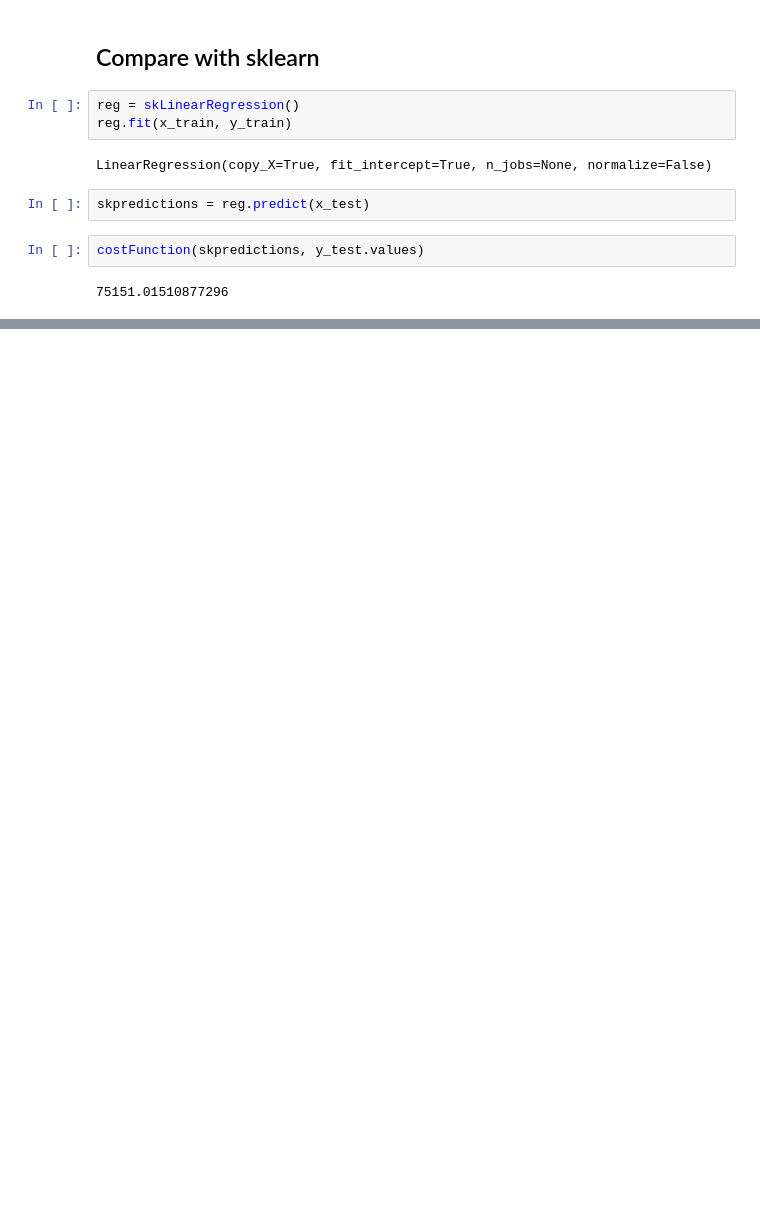
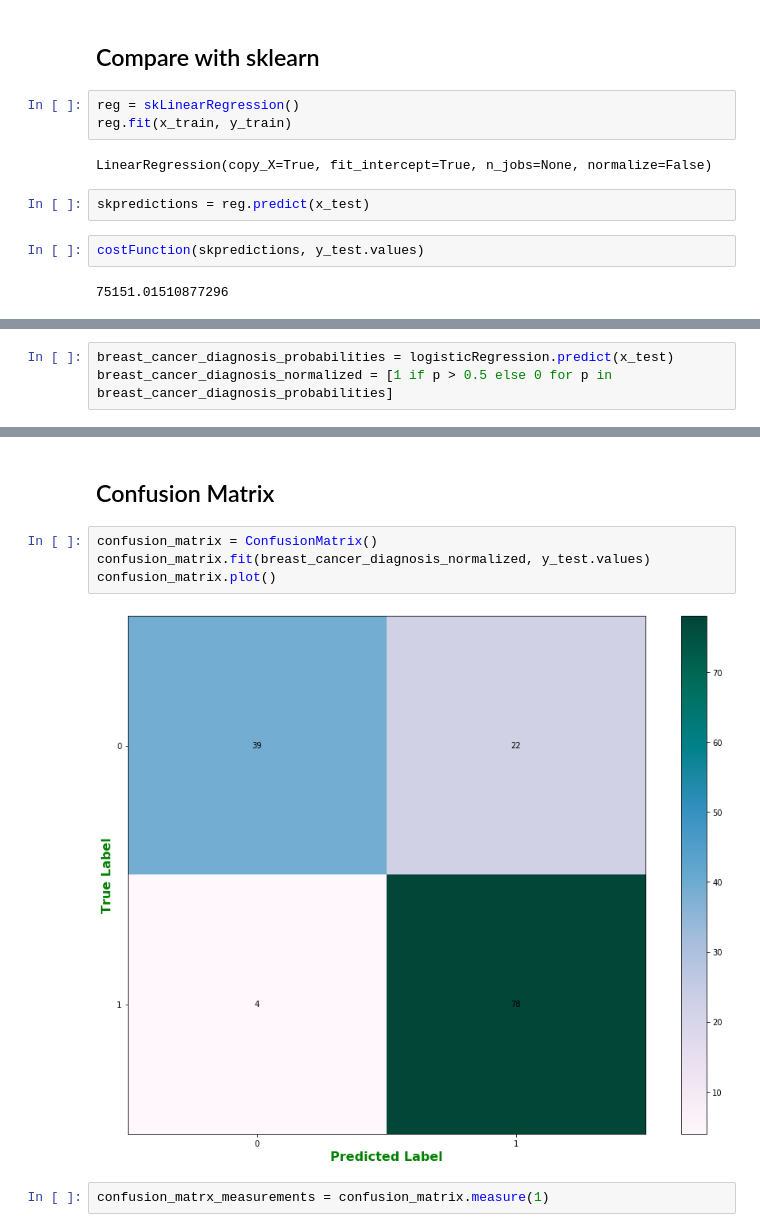
Before and after one commit to luisespriella9/ML-Algorithms, a Jupyter notebook: Linear and Logistic Regression.ipynb, the cells around one changed output, grey strips where cells are left out. Cells and saved outputs as stored; diff of their text form; blank space fills up the shorter version.

```diff
--- a/Linear Regression.ipynb
+++ b/Linear and Logistic Regression.ipynb
@@ -412,0 +553,3 @@ costFunction(skpredictions, y_test.values)
+# %%
+breast_cancer_diagnosis_probabilities = logisticRegression.predict(x_test)
+breast_cancer_diagnosis_normalized = [1 if p > 0.5 else 0 for p in breast_cancer_diagnosis_probabilities]
@@ -412,0 +570,10 @@ costFunction(skpredictions, y_test.values)
+# %% [markdown]
+## Confusion Matrix
+# %%
+confusion_matrix = ConfusionMatrix()
+confusion_matrix.fit(breast_cancer_diagnosis_normalized, y_test.values)
+confusion_matrix.plot()
+# %% [output]
+[figure, added]
+# %%
+confusion_matrx_measurements = confusion_matrix.measure(1)
```
Also changed, not shown: parts of 25 cells of this notebook.
